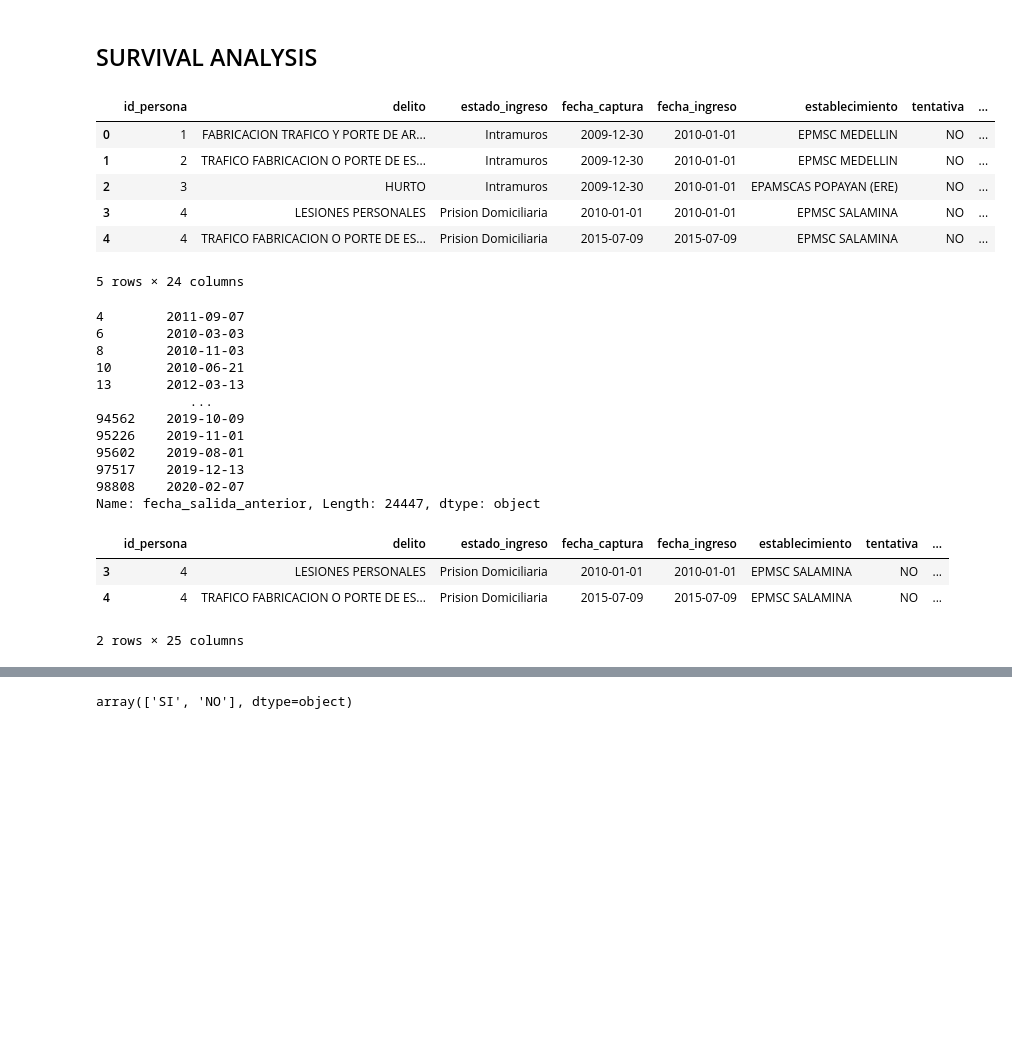
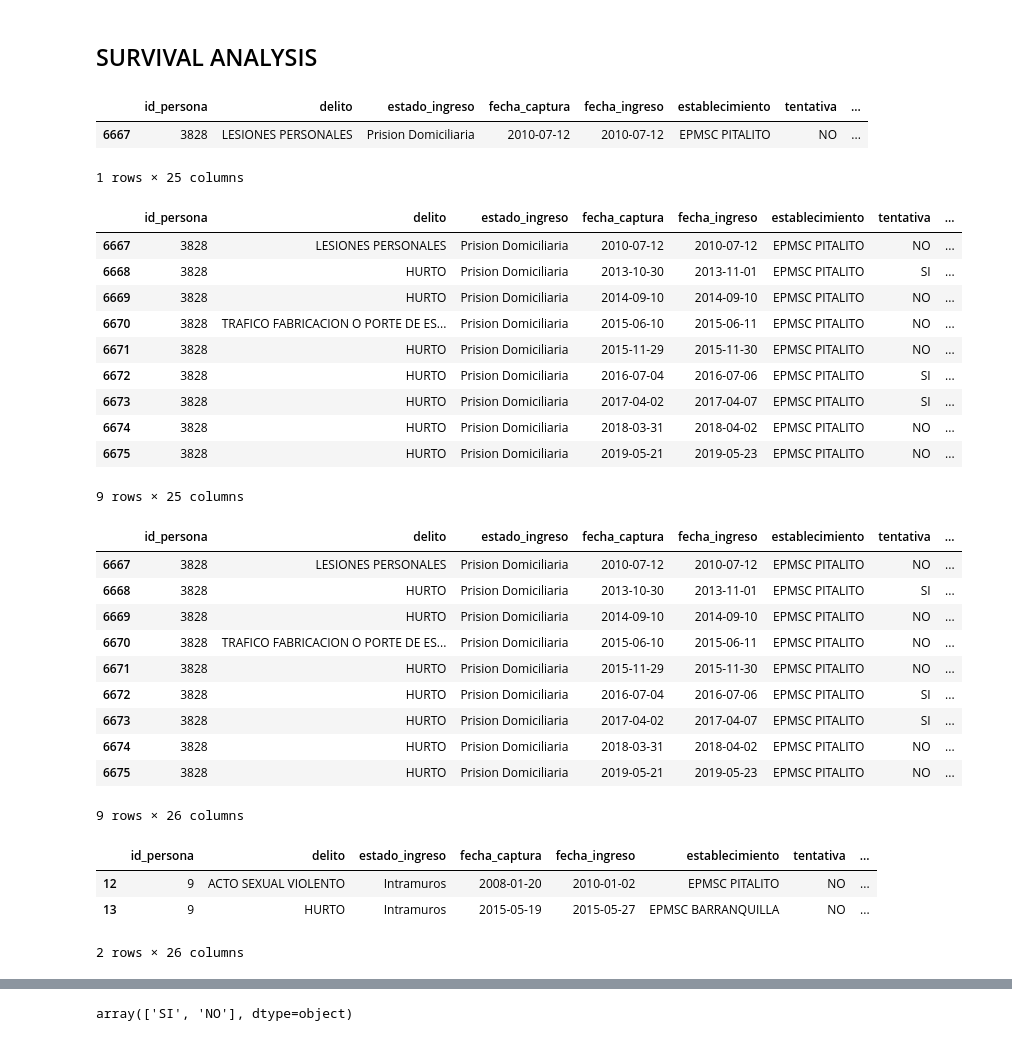
Before and after one commit to dehoyosb/MinJusticia_team77_DS4A_Project, a Jupyter notebook: Exploratory data anlysis Esneyder.ipynb, the cells around one changed output, grey strips where cells are left out. Cells and saved outputs as stored; diff of their text form; code cells hidden in the pictures; blank space fills up the shorter version.

```diff
--- a/Exploratory data anlysis Esneyder.ipynb
+++ b/Exploratory data anlysis Esneyder.ipynb
@@ -81,7 +83,9 @@ sns.lineplot(y="people", hue='education level',x='actual age',data=education_lev
 # read data
 
 query1 = """select *,
-row_number() OVER (PARTITION BY tb1.id_persona ORDER BY tb1.fecha_salida asc) AS numero from (
+row_number() OVER (PARTITION BY tb1.id_persona ORDER BY tb1.fecha_salida desc) AS numero_evento,
+row_number() OVER (PARTITION BY tb1.id_persona ORDER BY tb1.fecha_salida asc) AS numero
+from (
 select distinct on (persona_id_persona, fecha_salida) persona_id_persona as id_persona,
 d.nombre  as delito,
 ei.nombre  as estado_ingreso,
@@ -91,7 +95,7 @@ est.nombre  as establecimiento,
 tentativa.nombre as tentativa,
 agravado.nombre as agravado,
 calificado.nombre as calificado,
-fecha_salida,
+case when fecha_salida is null then now()::date else fecha_salida end as fecha_salida,
 edad,
 municipio_id_municipio,
 actividades_estudio.nombre  as actividades_estudio,
@@ -103,70 +107,80 @@ e.nombre as estado,
 sj.nombre as situacion_juridica,
 madre_gestante.nombre as madre_gestante,
 madre_lactante.nombre  as madre_lactante,
 discapacidad.nombre  as discapacidad,
 adulto_mayor.nombre  as adulto_mayor
 from public.registro r
 left join public.delito d on d.id_delito = r.delito_id_delito
 left join public.estado_ingreso ei on ei.id_estado_ingreso =r.estado_ingreso
 left join public.establecimiento est on est.id_establecimiento = r.establecimiento
 left join public.si_no tentativa on tentativa.id_si_no =r.tentativa
 left join public.si_no agravado on agravado.id_si_no =r.agravado
 left join public.si_no calificado on calificado.id_si_no =r.calificado
 left join public.si_no actividades_estudio on actividades_estudio.id_si_no =r.actividades_estudio
 left join public.si_no actividades_trabajo on actividades_trabajo.id_si_no =r.actividades_trabajo
 left join public.si_no actividades_enseñanza on actividades_enseñanza.id_si_no =r.actividades_enseñanza
 left join public.si_no hijos_menores on hijos_menores.id_si_no =r.hijos_menores
 left join public.si_no madre_gestante on madre_gestante.id_si_no =r.madre_gestante
 left join public.si_no madre_lactante on madre_lactante.id_si_no =r.madre_lactante
 left join public.si_no discapacidad on discapacidad.id_si_no =r.discapacidad
 left join public.si_no adulto_mayor on adulto_mayor.id_si_no =r.adulto_mayor
 left join public.estado e on r.estado_id_estado = e.id_estado
 left join public.situacion_juridica  sj on sj.id_situacion_juridica = r.situacion_juridica
 order by persona_id_persona, fecha_salida asc) tb1
 
 """
 
 data_people = runQuery(query1)
 
-data_people.head()
+data_people[data_people['numero_evento']==data_people['numero_evento'].max()]
 # %% [output]
 |  | id_persona | delito | estado_ingreso | fecha_captura | fecha_ingreso | establecimiento | tentativa | ... |
-| 0 | 1 | FABRICACION TRAFICO Y PORTE DE AR... | Intramuros | 2009-12-30 | 2010-01-01 | EPMSC MEDELLIN | NO | ... |
-| 1 | 2 | TRAFICO FABRICACION O PORTE DE ES... | Intramuros | 2009-12-30 | 2010-01-01 | EPMSC MEDELLIN | NO | ... |
-| 2 | 3 | HURTO | Intramuros | 2009-12-30 | 2010-01-01 | EPAMSCAS POPAYAN (ERE) | NO | ... |
-| 3 | 4 | LESIONES PERSONALES | Prision Domiciliaria | 2010-01-01 | 2010-01-01 | EPMSC SALAMINA | NO | ... |
-| 4 | 4 | TRAFICO FABRICACION O PORTE DE ES... | Prision Domiciliaria | 2015-07-09 | 2015-07-09 | EPMSC SALAMINA | NO | ... |
+| 6667 | 3828 | LESIONES PERSONALES | Prision Domiciliaria | 2010-07-12 | 2010-07-12 | EPMSC PITALITO | NO | ... |
-5 rows × 24 columns
+1 rows × 25 columns
+# %%
+data_people[data_people['id_persona'] ==3828]
+# %% [output]
+|  | id_persona | delito | estado_ingreso | fecha_captura | fecha_ingreso | establecimiento | tentativa | ... |
+| 6667 | 3828 | LESIONES PERSONALES | Prision Domiciliaria | 2010-07-12 | 2010-07-12 | EPMSC PITALITO | NO | ... |
+| 6668 | 3828 | HURTO | Prision Domiciliaria | 2013-10-30 | 2013-11-01 | EPMSC PITALITO | SI | ... |
+| 6669 | 3828 | HURTO | Prision Domiciliaria | 2014-09-10 | 2014-09-10 | EPMSC PITALITO | NO | ... |
+| 6670 | 3828 | TRAFICO FABRICACION O PORTE DE ES... | Prision Domiciliaria | 2015-06-10 | 2015-06-11 | EPMSC PITALITO | NO | ... |
+| 6671 | 3828 | HURTO | Prision Domiciliaria | 2015-11-29 | 2015-11-30 | EPMSC PITALITO | NO | ... |
+| 6672 | 3828 | HURTO | Prision Domiciliaria | 2016-07-04 | 2016-07-06 | EPMSC PITALITO | SI | ... |
+| 6673 | 3828 | HURTO | Prision Domiciliaria | 2017-04-02 | 2017-04-07 | EPMSC PITALITO | SI | ... |
+| 6674 | 3828 | HURTO | Prision Domiciliaria | 2018-03-31 | 2018-04-02 | EPMSC PITALITO | NO | ... |
+| 6675 | 3828 | HURTO | Prision Domiciliaria | 2019-05-21 | 2019-05-23 | EPMSC PITALITO | NO | ... |
+9 rows × 25 columns
 # %%
 # add departure date before second income
 
 data_people['fecha_salida_anterior'] = np.nan
-
 for i in data_people.index:
     if data_people['numero'].values[i]>1 :
-        data_people.loc[(data_people.index==i),'fecha_salida_anterior'] = data_people[(data_people.index==(i-1))]['fecha_salida'].values[0]
+        data_people.loc[(data_people.index==i),'fecha_salida_anterior'] = data_people['fecha_salida'].values[i-1]
 
-data_people[~data_people['fecha_salida_anterior'].isna()]['fecha_salida_anterior']
+#data_people[~data_people['fecha_salida_anterior'].isna()]['fecha_salida_anterior']
+data_people[data_people['id_persona'] ==3828]
 # %% [output]
+|  | id_persona | delito | estado_ingreso | fecha_captura | fecha_ingreso | establecimiento | tentativa | ... |
+| 6667 | 3828 | LESIONES PERSONALES | Prision Domiciliaria | 2010-07-12 | 2010-07-12 | EPMSC PITALITO | NO | ... |
+| 6668 | 3828 | HURTO | Prision Domiciliaria | 2013-10-30 | 2013-11-01 | EPMSC PITALITO | SI | ... |
+| 6669 | 3828 | HURTO | Prision Domiciliaria | 2014-09-10 | 2014-09-10 | EPMSC PITALITO | NO | ... |
+| 6670 | 3828 | TRAFICO FABRICACION O PORTE DE ES... | Prision Domiciliaria | 2015-06-10 | 2015-06-11 | EPMSC PITALITO | NO | ... |
+| 6671 | 3828 | HURTO | Prision Domiciliaria | 2015-11-29 | 2015-11-30 | EPMSC PITALITO | NO | ... |
+| 6672 | 3828 | HURTO | Prision Domiciliaria | 2016-07-04 | 2016-07-06 | EPMSC PITALITO | SI | ... |
+| 6673 | 3828 | HURTO | Prision Domiciliaria | 2017-04-02 | 2017-04-07 | EPMSC PITALITO | SI | ... |
+| 6674 | 3828 | HURTO | Prision Domiciliaria | 2018-03-31 | 2018-04-02 | EPMSC PITALITO | NO | ... |
+| 6675 | 3828 | HURTO | Prision Domiciliaria | 2019-05-21 | 2019-05-23 | EPMSC PITALITO | NO | ... |
-4        2011-09-07
-6        2010-03-03
-8        2010-11-03
-10       2010-06-21
-13       2012-03-13
-            ...
-94562    2019-10-09
-95226    2019-11-01
-95602    2019-08-01
-97517    2019-12-13
-98808    2020-02-07
-Name: fecha_salida_anterior, Length: 24447, dtype: object
+9 rows × 26 columns
 # %%
-data_people[data_people['id_persona']==4]
+data_people[data_people['fecha_salida'].isna()]
+data_people[data_people['id_persona'] ==3828]
 # %% [output]
 |  | id_persona | delito | estado_ingreso | fecha_captura | fecha_ingreso | establecimiento | tentativa | ... |
-| 3 | 4 | LESIONES PERSONALES | Prision Domiciliaria | 2010-01-01 | 2010-01-01 | EPMSC SALAMINA | NO | ... |
-| 4 | 4 | TRAFICO FABRICACION O PORTE DE ES... | Prision Domiciliaria | 2015-07-09 | 2015-07-09 | EPMSC SALAMINA | NO | ... |
+| 12 | 9 | ACTO SEXUAL VIOLENTO | Intramuros | 2008-01-20 | 2010-01-02 | EPMSC PITALITO | NO | ... |
+| 13 | 9 | HURTO | Intramuros | 2015-05-19 | 2015-05-27 | EPMSC BARRANQUILLA | NO | ... |
-2 rows × 25 columns
+2 rows × 26 columns
 # %%
 data_people_receiv = data_people[~data_people['fecha_salida_anterior'].isna()]
 data_people_receiv = data_people_receiv.reset_index()
```
Also changed, not shown: parts of 8 cells of this notebook, 2 other files.
